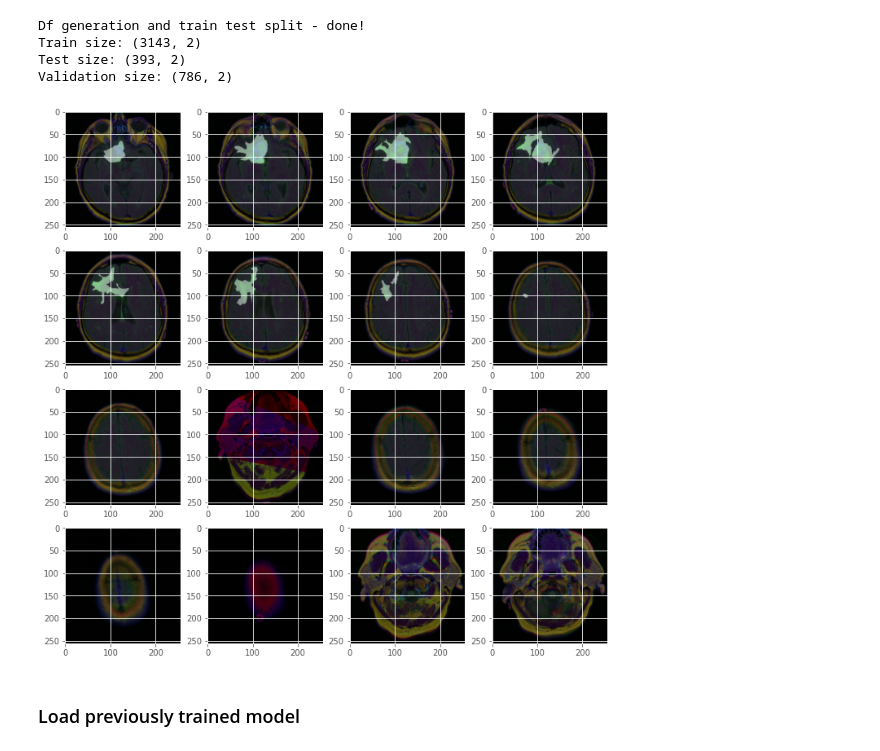
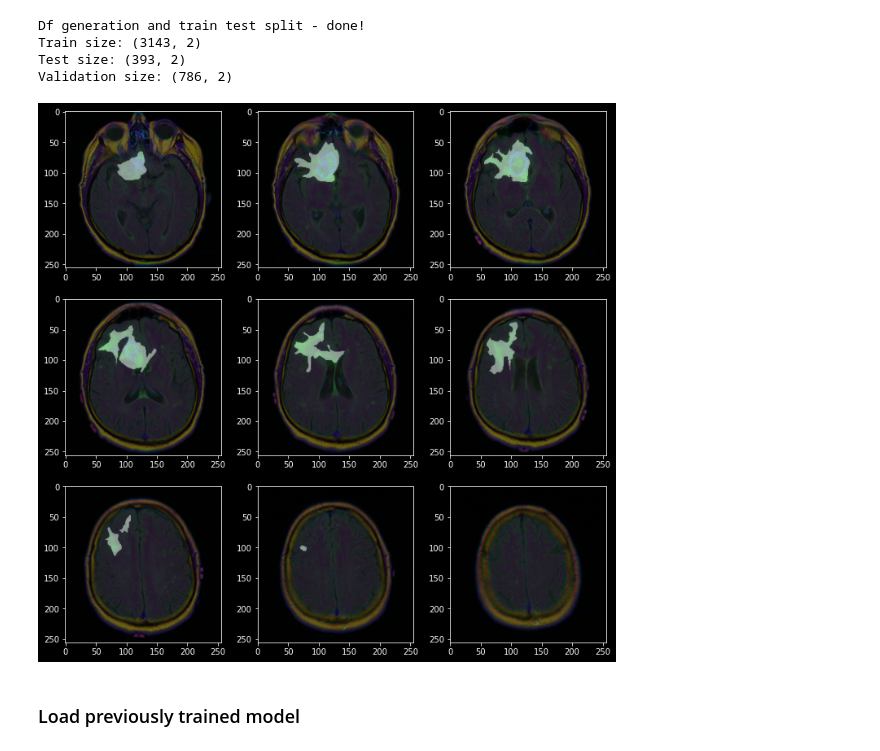
Before and after one commit to schmiff/BrainMRISegmentation, a Jupyter notebook: TCGA_Brain_MRI_Segmentation.ipynb, the cells around one changed output. Drawn from its saved outputs; the diff is of its cells as text; code cells hidden in the pictures.

```diff
--- a/TCGA_Brain_MRI_Segmentation.ipynb
+++ b/TCGA_Brain_MRI_Segmentation.ipynb
@@ -3,7 +3,6 @@
 # %%
 # imports
 import matplotlib.pyplot as plt
-plt.style.use('ggplot')
 from model import Unet
 from utils import dice_coefficients_loss, dice_coefficient, jaccard_distance, iou
 from datasetLoader import DataGenerator
@@ -52,9 +51,9 @@ Test size: (393, 2)
 Validation size: (786, 2)
 # %%
 # Plot img+mask examples from dataset
-dataset.plot_examples(4,4)
+dataset.plot_examples(3,3)
 # %% [output]
-[figure, old version]
+[figure, new version]
 # %%
 # Load Model with input size 256x256x3 Color Channels
 model = Unet(input_size=(im_height, im_width, 3))
```
Also changed, not shown: parts of 2 cells of this notebook, 1 other file.
